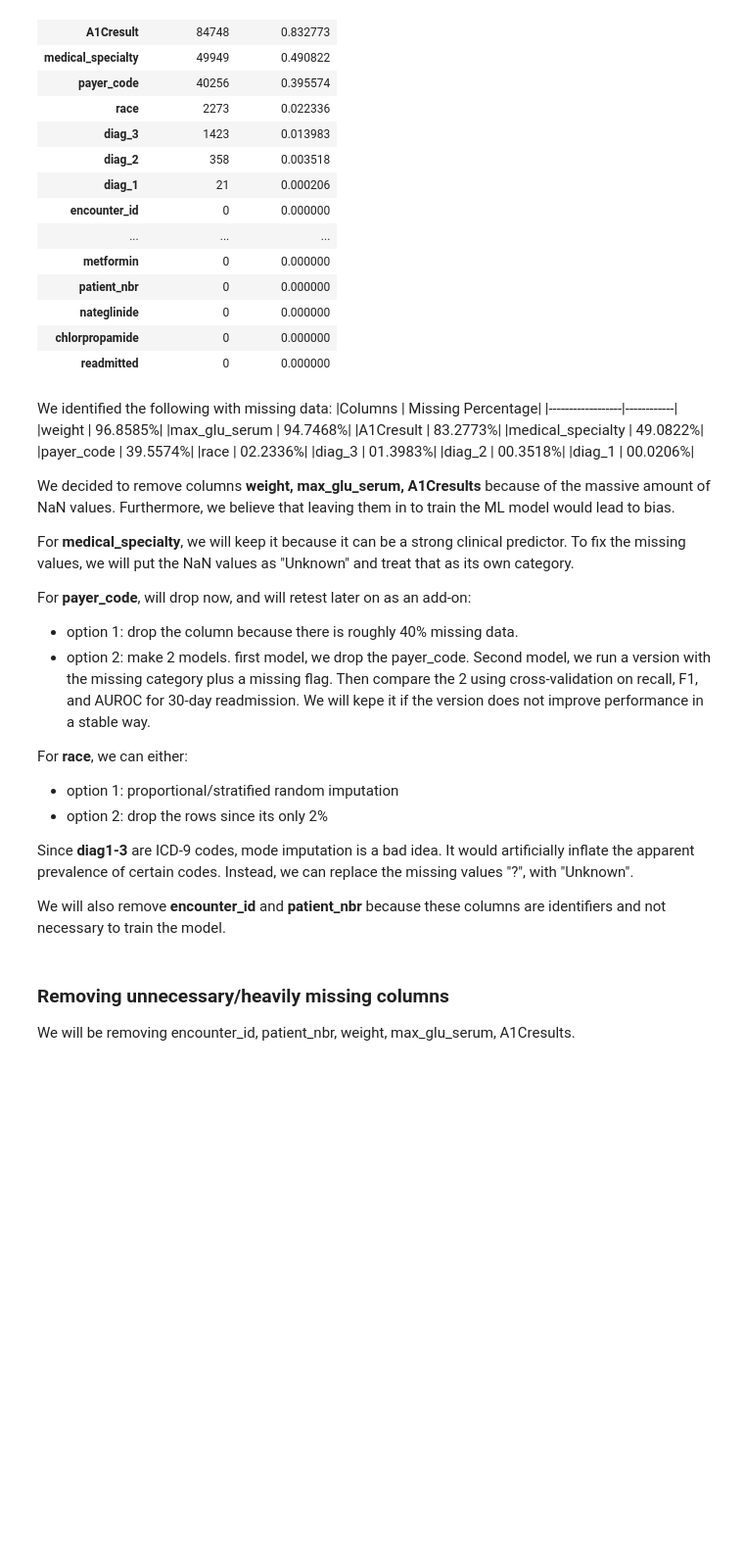
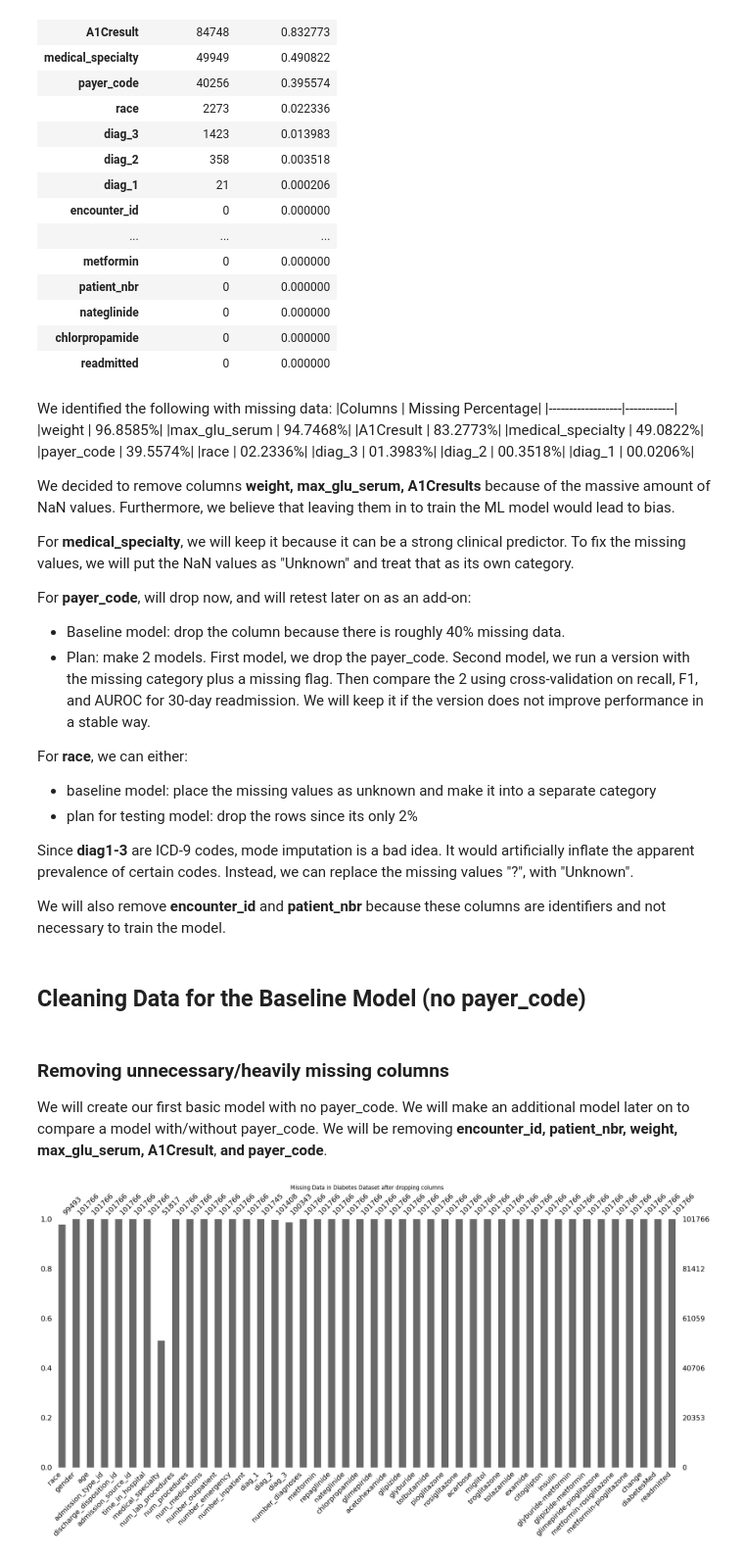
Before and after one commit to xiaohongchen01/diabetes_readmission_prediction, a Jupyter notebook: diabetes_data.ipynb, the cells around one changed output. Shown at 98% size. Cells and saved outputs as stored; diff of their text form; code cells hidden in the pictures; blank space fills up the shorter version.

Commit message:
revised baseline model strategy. Added 'removing unncessary missing columns'

```diff
--- a/diabetes_data.ipynb
+++ b/diabetes_data.ipynb
@@ -200,18 +200,28 @@ We decided to remove columns **weight, max_glu_serum, A1Cresults** because of th
 For **medical_specialty**, we will keep it because it can be a strong clinical predictor. To fix the missing values, we will put the NaN values as "Unknown" and treat that as its own category.
 
 For **payer_code**, will drop now, and will retest later on as an add-on:
-- option 1: drop the column because there is roughly 40% missing data.
-- option 2: make 2 models. first model, we drop the payer_code. Second model, we run a version with the missing category plus a missing flag. Then compare the 2 using cross-validation on recall, F1, and AUROC for 30-day readmission. We will kepe it if the version does not improve performance in a stable way.
+- Baseline model: drop the column because there is roughly 40% missing data.
+- Plan: make 2 models. First model, we drop the payer_code. Second model, we run a version with the missing category plus a missing flag. Then compare the 2 using cross-validation on recall, F1, and AUROC for 30-day readmission. We will keep it if the version does not improve performance in a stable way.
 
 For **race**, we can either:
-- option 1: proportional/stratified random imputation
-- option 2: drop the rows since its only 2%
+- baseline model: place the missing values as unknown and make it into a separate category
+- plan for testing model: drop the rows since its only 2%
 
 Since **diag1-3** are ICD-9 codes, mode imputation is a bad idea. It would artificially inflate the apparent prevalence of certain codes. Instead, we can replace the missing values "?", with "Unknown".
 
 
 We will also remove **encounter_id** and **patient_nbr** because these columns are identifiers and not necessary to train the model.
+# %% [markdown]
+## Cleaning Data for the Baseline Model (no payer_code)
 # %% [markdown]
 ### Removing unnecessary/heavily missing columns
 
-We will be removing encounter_id, patient_nbr, weight, max_glu_serum, A1Cresults.
+We will create our first basic model with no payer_code. We will make an additional model later on to compare a model with/without payer_code. We will be removing **encounter_id, patient_nbr, weight, max_glu_serum, A1Cresult**, **and payer_code**.
+# %%
+diabetes = diabetes.drop(columns=['weight', 'payer_code', 'encounter_id', 'patient_nbr', 'max_glu_serum', 'A1Cresult'])
+diabetes.head()
+msno.bar(diabetes)
+plt.title('Missing Data in Diabetes Dataset after dropping columns')
+plt.show()
+# %% [output]
+[figure, added]
```
Also changed, not shown: parts of 1 cell of this notebook, 1 other file.
